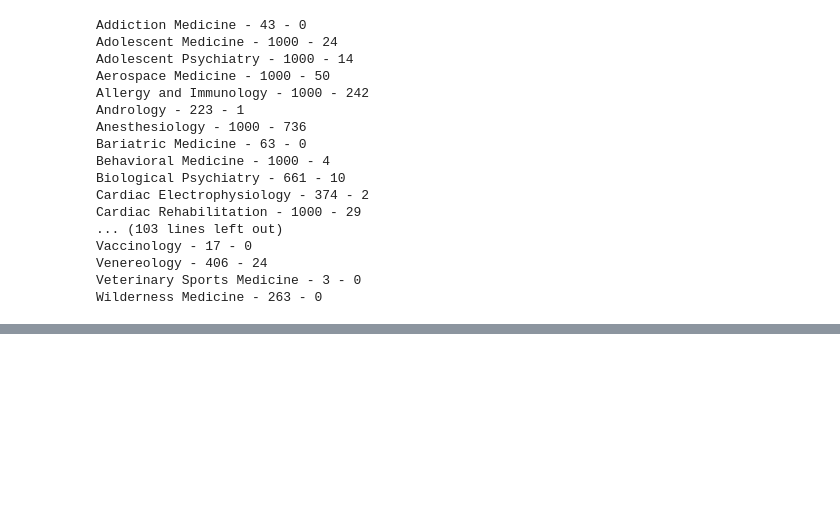
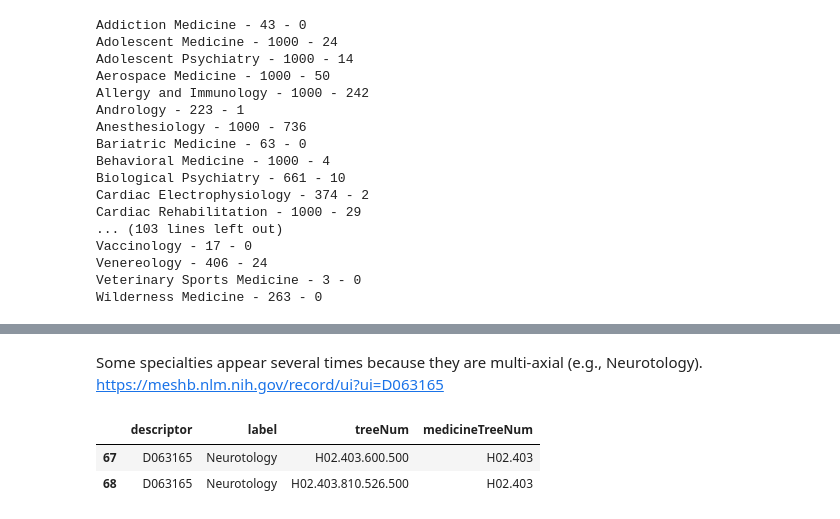
Before and after one commit to plopezgarcia/specialist-lexicon, a Jupyter notebook: tests.ipynb, the cells around one changed output, grey strips where cells are left out. Drawn from its saved outputs; the diff is of its cells as text; code cells hidden in the pictures; blank space fills up the shorter version.

```diff
--- a/tests.ipynb
+++ b/tests.ipynb
@@ -61,0 +90,8 @@ Wilderness Medicine - 263 - 0
+# %% [markdown]
+Some specialties appear several times because they are multi-axial (e.g., Neurotology). https://meshb.nlm.nih.gov/record/ui?ui=D063165
+# %%
+mesh_specialties[mesh_specialties.label=="Neurotology"]
+# %% [output]
+|  | descriptor | label | treeNum | medicineTreeNum |
+| 67 | D063165 | Neurotology | H02.403.600.500 | H02.403 |
+| 68 | D063165 | Neurotology | H02.403.810.526.500 | H02.403 |
```
Also changed, not shown: parts of 5 cells of this notebook, 1 other file.
